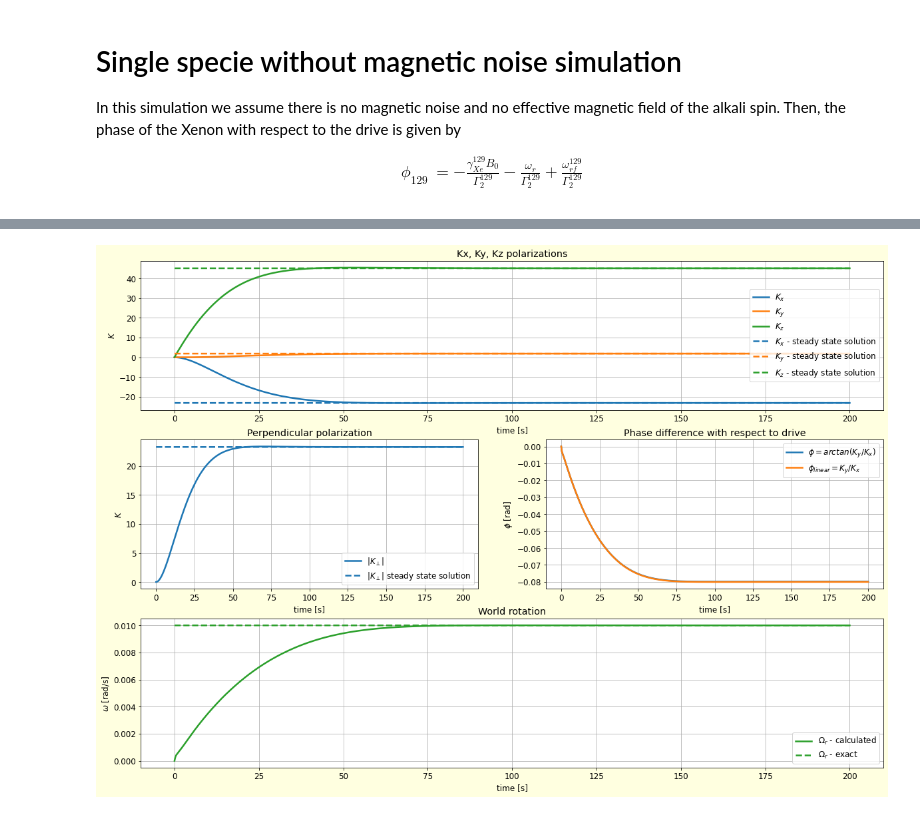
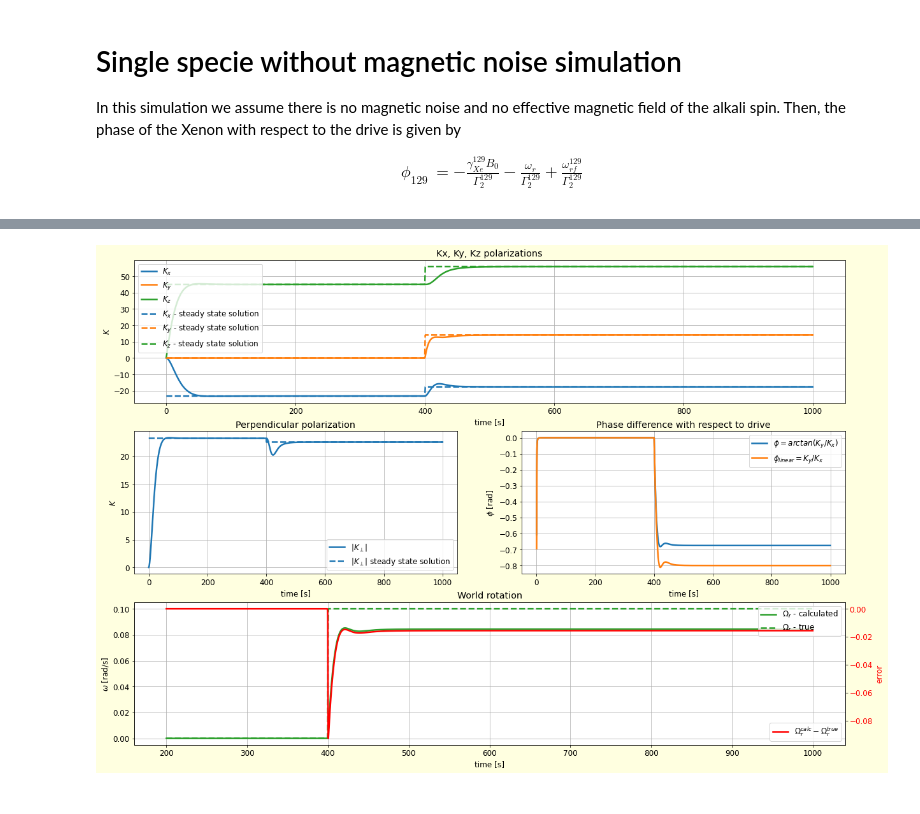
Before and after one commit to RoyElkabetz/NMR-gyroscope, a Jupyter notebook: src/NMRG_experiment1.ipynb, the cells around one changed output, grey strips where cells are left out. Saved outputs shown, nothing was run; the diff lists cells and outputs as text; code cells hidden in the pictures.

```diff
--- a/src/NMRG_experiment1.ipynb
+++ b/src/NMRG_experiment1.ipynb
@@ -12,6 +13,12 @@ In this simulation we assume there is no magnetic noise and no effective magneti
 \begin{align}
     \phi_{129} &= -\frac{\gamma^{129}_{Xe}B_0}{\Gamma_2^{129}}-\frac{\omega_r}{\Gamma_2^{129}}+\frac{\omega^{129}_{rf}}{\Gamma_2^{129}}
 \end{align}
+# %%
+def gaussian(x, mu, sig):
+    return (1 / sig / np.sqrt(2 * np.pi)) * np.exp(-np.power(x - mu, 2.) / (2 * np.power(sig, 2.)))
+
+def sigmoid(x, w, tau):
+  return 1 / (1 + np.exp(-w * (x - tau)))
 # %%
 # symbols
 pi_c = chr(960)
@@ -47,8 +54,8 @@ class Xenon:
     self.Ad_y = 0        # y drive amplitude               [s^-1]
 
     # Spin polarization
-    self.K = K0
-    self.Kt = np.zeros((3, ))
+    self.K0 = K0
+    self.Kt = K0
     self.Ksteady = None
     self.Rse = np.array([0, 0, 0])
 
@@ -105,7 +112,7 @@ class Xenon:
     return dK_dt
 
   def solve_dynamics(self, ts):
-    Kt = self.K
+    Kt = self.K0
     Kt = odeint(self.bloch_equations, Kt, ts)
     self.Kt = Kt[-1, :]
     return Kt
@@ -125,7 +132,7 @@ class Xenon:
     print(f'| {omega_c}d_y:                   {self.wd_y}')
     print(f'| {big_omega_c}d_y:                   {self.Ad_y}')
     print(f'| use drive:              {self.drive}')
-    print(f'| K0:                     {self.K}')
+    print(f'| K0:                     {self.K0}')
     print(f'| Kt:                     {self.Kt}')
     print(f'| K steady:               {self.Ksteady}')
     print('===================================================================')
@@ -177,46 +195,52 @@ ax1.set_ylabel("$K$")
 ax1.plot(ts, Kt[:, 0], label='$K_x$', color='tab:blue')
 ax1.plot(ts, Kt[:, 1], label='$K_y$', color='tab:orange')
 ax1.plot(ts, Kt[:, 2], label='$K_z$', color='tab:green')
-ax1.plot(ts, Xe129.Ksteady[0] * np.ones_like(ts), '--', label='$K_x$ - steady state solution', color='tab:blue')
-ax1.plot(ts, Xe129.Ksteady[1] * np.ones_like(ts), '--', label='$K_y$ - steady state solution', color='tab:orange')
-ax1.plot(ts, Xe129.Ksteady[2] * np.ones_like(ts), '--',  label='$K_z$ - steady state solution', color='tab:green')
+ax1.plot(ts, Ks[:, 0], '--', label='$K_x$ - steady state solution', color='tab:blue')
+ax1.plot(ts, Ks[:, 1], '--', label='$K_y$ - steady state solution', color='tab:orange')
+ax1.plot(ts, Ks[:, 2], '--',  label='$K_z$ - steady state solution', color='tab:green')
 ax1.legend()
 ax1.grid(True)
 
 
 K_perp = np.sqrt(Kt[:, 0] ** 2 + Kt[:, 1] ** 2)
-K_perp_steady = np.sqrt(Xe129.Ksteady[0] ** 2 + Xe129.Ksteady[1] ** 2) * np.ones_like(ts)
+K_perp_steady = np.sqrt(Ks[:, 0] ** 2 + Ks[:, 1] ** 2)
 ax2 = plt.subplot(3, 2, 3)
 ax2.plot(ts, K_perp, label='$|K_{\perp}|$', color='tab:blue')
 ax2.plot(ts, K_perp_steady, '--', label='$|K_{\perp}|$ steady state solution', color='tab:blue')
 ax2.set_xlabel("time [s]")
 ax2.set_ylabel("$K$")
 ax2.grid(True)
 ax2.legend()
 ax2.set_title('Perpendicular polarization')
 
 phi = np.arctan(Kt[:, 1] / Kt[:, 0])
 phi_linear = Kt[:, 1] / Kt[:, 0]
 ax3 = plt.subplot(3, 2, 4)
 ax3.plot(ts, phi, label='$\phi = arctan(K_y/K_x)$')
 ax3.plot(ts, phi_linear, label='$\phi_{linear} = K_y/K_x$')
 ax3.set_xlabel("time [s]")
 ax3.set_ylabel("$\phi$ [rad]")
 ax3.grid(True)
 ax3.legend()
 ax3.set_title('Phase difference with respect to drive')
 
-world_rotation = -phi_linear * Xe129.gamma2 + Xe129.gamma * B0 - Xe129.wd_y
+ti = 200
+world_rotation = -phi * Xe129.gamma2 + Xe129.gamma * B0 - Xe129.wd_y
 ax4 = plt.subplot(3, 2, (5, 6))
-ax4.plot(ts, world_rotation, label='$\Omega_r$ - calculated', color='tab:green')
-ax4.plot(ts, wr * np.ones_like(ts), '--', label='$\Omega_r$ - exact', color='tab:green')
+ax4.plot(ts[ts > ti], world_rotation[ts > ti], label='$\Omega_r$ - calculated', color='tab:green')
+ax4.plot(ts[ts > ti], wr[ts > ti], '--', label='$\Omega_r$ - true', color='tab:green')
 ax4.set_xlabel("time [s]")
 ax4.set_ylabel("$\omega$ [rad/s]")
 ax4.grid(True)
-ax4.legend()
+ax4.legend(loc='upper right')
 ax4.set_title('World rotation')
+ax5 = ax4.twinx()
+ax5.plot(ts[ts > ti], world_rotation[ts > ti] - wr[ts > ti] ,label='$\Omega_r^{calc} - \Omega_r^{true}$', color='red')
+ax5.legend(loc='lower right')
+ax5.set_ylabel('error', color='red')
+ax5.tick_params(axis='y', labelcolor='red')
 
 plt.tight_layout
 plt.show()
 # %% [output]
-[figure, old version]
+[figure, new version]
```
Also changed, not shown: parts of 8 cells of this notebook.
